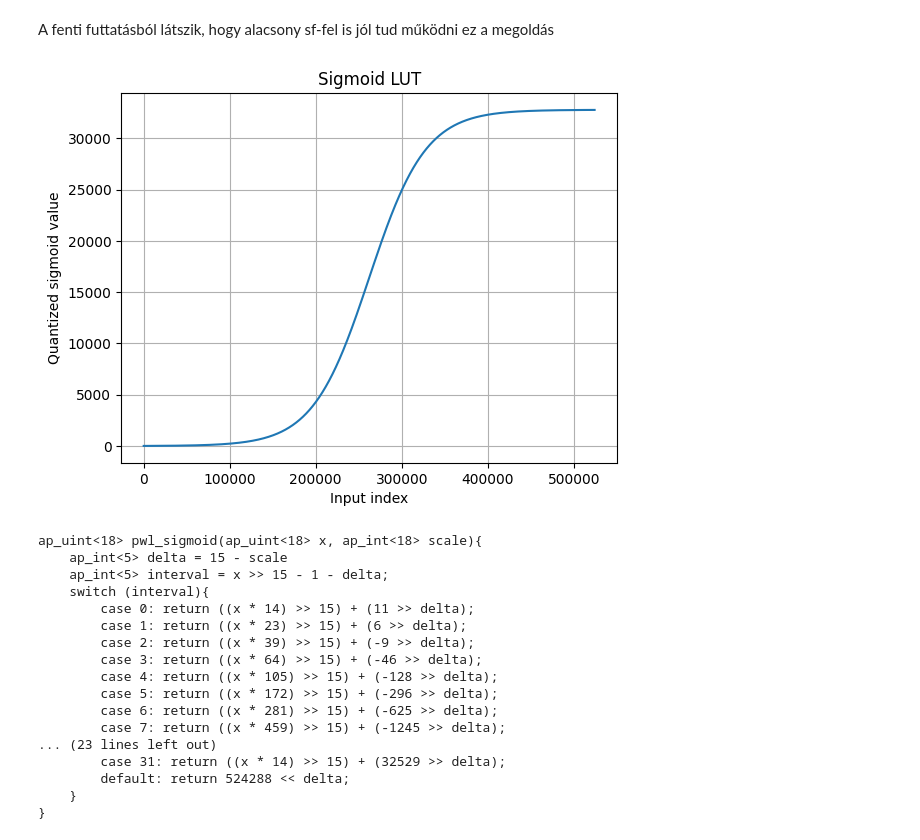
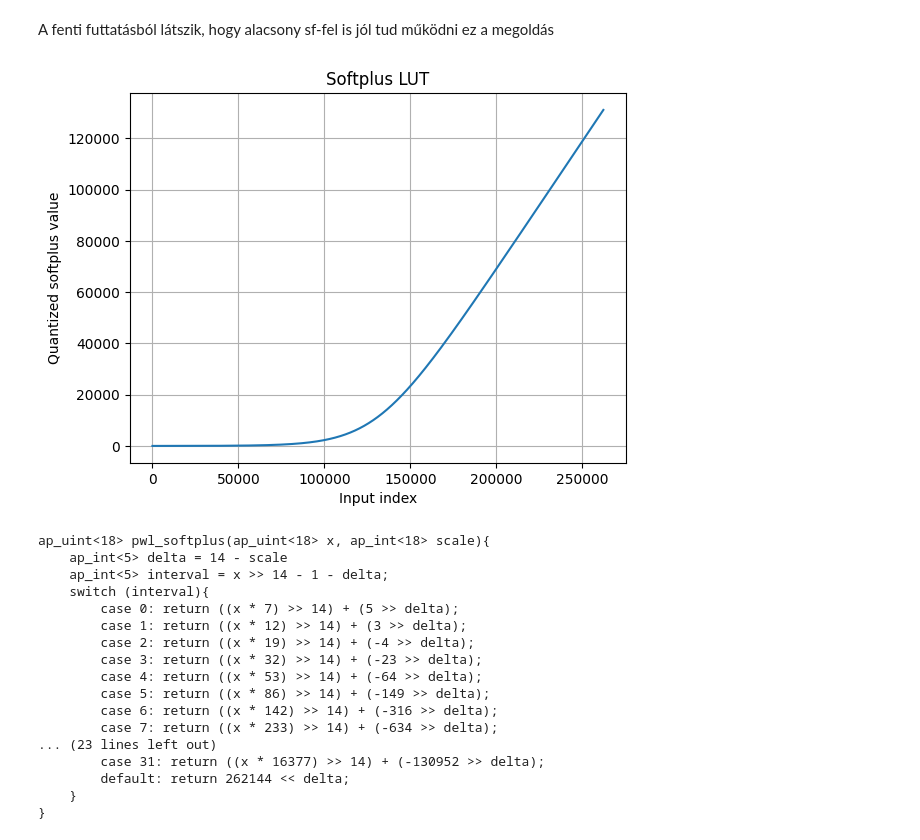
Before and after one commit to geribozont/Thesis, a Jupyter notebook: 02_define_act_functions.ipynb, the cells around one changed output. Saved outputs shown, nothing was run; the diff lists cells and outputs as text; code cells hidden in the pictures.

```diff
--- a/02_define_act_functions.ipynb
+++ b/02_define_act_functions.ipynb
@@ -552,29 +573,29 @@ def segment_writer(name, segments):
         for segment in segments:
             f.write(f"{segment[4]}, {round(segment[3])}\n")
 # %%
-inwidth = 19
-outwidth = 19
-beta = 15
+inwidth = 18
+outwidth = 18
+beta = 14
 
-my_sigmoid = sigmoid_generator(inwidth, outwidth, beta)
-segments = generate_pwl_switch_hls("pwl_sigmoid", my_sigmoid, size=int(np.exp2(inwidth)), num_of_points=32, shift=beta)
-segment_writer("my_sigmoid", segments)
+my_softplus = softplus_generator(inwidth, outwidth, beta)
+segments = generate_pwl_switch_hls("pwl_softplus", my_softplus, size=int(np.exp2(inwidth)), num_of_points=32, shift=beta)
+segment_writer("my_softplus", segments)
 # %% [output]
-[figure, old version]
+[figure, new version]
-ap_uint<18> pwl_sigmoid(ap_uint<18> x, ap_int<18> scale){
-    ap_int<5> delta = 15 - scale
-    ap_int<5> interval = x >> 15 - 1 - delta;
+ap_uint<18> pwl_softplus(ap_uint<18> x, ap_int<18> scale){
+    ap_int<5> delta = 14 - scale
+    ap_int<5> interval = x >> 14 - 1 - delta;
     switch (interval){
-        case 0: return ((x * 14) >> 15) + (11 >> delta);
-        case 1: return ((x * 23) >> 15) + (6 >> delta);
-        case 2: return ((x * 39) >> 15) + (-9 >> delta);
-        case 3: return ((x * 64) >> 15) + (-46 >> delta);
-        case 4: return ((x * 105) >> 15) + (-128 >> delta);
-        case 5: return ((x * 172) >> 15) + (-296 >> delta);
-        case 6: return ((x * 281) >> 15) + (-625 >> delta);
-        case 7: return ((x * 459) >> 15) + (-1245 >> delta);
+        case 0: return ((x * 7) >> 14) + (5 >> delta);
+        case 1: return ((x * 12) >> 14) + (3 >> delta);
+        case 2: return ((x * 19) >> 14) + (-4 >> delta);
+        case 3: return ((x * 32) >> 14) + (-23 >> delta);
+        case 4: return ((x * 53) >> 14) + (-64 >> delta);
+        case 5: return ((x * 86) >> 14) + (-149 >> delta);
+        case 6: return ((x * 142) >> 14) + (-316 >> delta);
+        case 7: return ((x * 233) >> 14) + (-634 >> delta);
 ... (23 lines left out)
-        case 31: return ((x * 14) >> 15) + (32529 >> delta);
-        default: return 524288 << delta;
+        case 31: return ((x * 16377) >> 14) + (-130952 >> delta);
+        default: return 262144 << delta;
     }
 }
```
Also changed, not shown: parts of 2 cells of this notebook, 3 other files.
